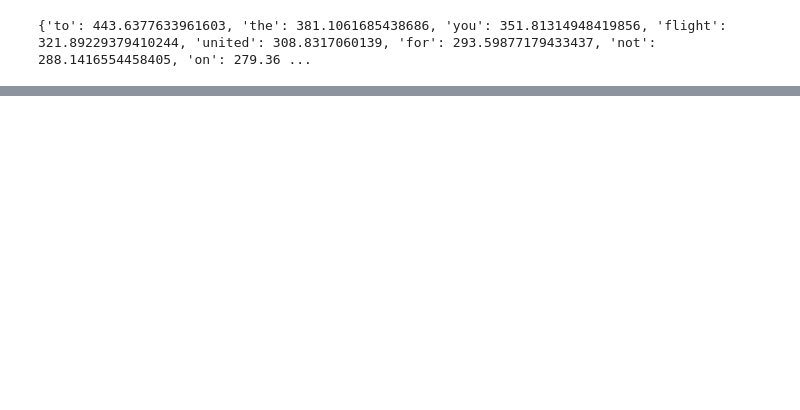
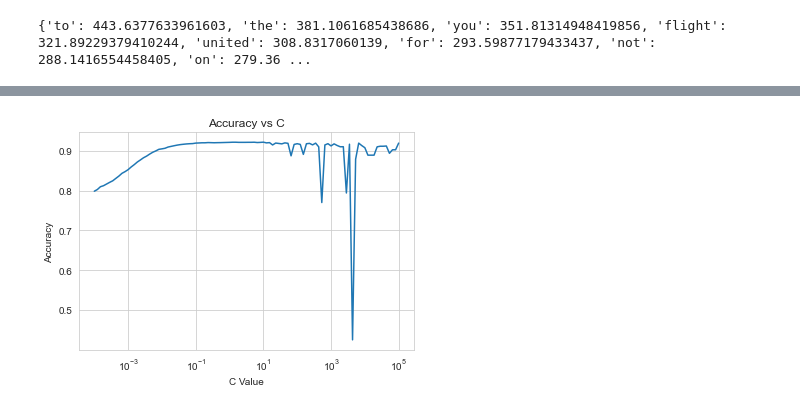
Before and after one commit to ahsun-tariq/cs-534-ia4, a Jupyter notebook: IA4 (1).ipynb, the cells around one changed output, grey strips where cells are left out. Cells and saved outputs as stored; diff of their text form; code cells hidden in the pictures; blank space fills up the shorter version.

```diff
--- a/IA4 (1).ipynb
+++ b/IA4 (1).ipynb
@@ -916,15 +674,13 @@ KeyError: 'a'
 # %%
-def match_largest_substring(string,vocab,words):
+def largest_matching_substrings(string,vocab,words):
     largest = ""
     for word in vocab:
         if word in string and len(word)>len(largest):
             largest = word
-#     print('found',largest)
     if len(largest)>1:
         words.append(largest)
-#         print(words)
         string = string.replace(largest,"")
-        match_largest_substring(string,vocab,words)
+        largest_matching_substrings(string,vocab,words)
     else:
         return words
     return words
@@ -936,11 +687,7 @@ print(words)
 # %%
-def transform_input(data,vocab,embedder):
-    rows = len(data)
-    cols = len(vocab)
-#     x = np.zeros ((rows,cols))
+def average_embeddings(data,vocab,embedder):
     x = []
     wordList = [word[0] for word in vocab]
-    stopwords = set(nltk_stopwords.words('english'))
     emb = []
     sm = np.zeros((1,200))
     for i,tweet in enumerate(data):
@@ -949,11 +696,9 @@ def transform_input(data,vocab,embedder):
             if w in wordList:
                 list_of_words.append(w)
             else:
-                merged_words = match_largest_substring(w,words_freq,[])
-#                 list_of_words += [m for m in merged_words]
-                if len(merged_words) >0:
+                merged_words = largest_matching_substrings(w,words_freq,[])
+                if len(merged_words) >1:
                     emb = embedder.embed_list(merged_words)
-    #                 word_weights = [weights[w] for w in merged_words]
                     for i,e in enumerate(emb):
                         sm = sm + e
                     sm = sm/len(merged_words)
@@ -964,15 +709,25 @@ def transform_input(data,vocab,embedder):
         for i,e in enumerate(emb):
             sm = sm + e
         sm = (sm.flatten())/np.sum(len(list_of_words))
-#         print(sm)
         x.append(sm)
 
     return np.array(x)
 # %%
-x = transform_input(features_train,vocab,ge)
+x = average_embeddings(features_train,vocab,ge)
 # %%
 from scipy. sparse import csr_matrix
 sparse_x = csr_matrix(x)
+# %%
+def score_c(scores,c_values):
+    c_values.tolist()
+    seaborn.set_style("whitegrid")
+    figure = plot.figure()
+    axe = figure.gca()
+    line = plot.plot(c_values, scores, axes=axe)
+    title = axe.set_title("Accuracy vs C")
+    label = axe.set_ylabel("Accuracy")
+    labels = axe.set_xlabel("C Value")
+    axe.set_xscale('log')
 # %%
 from sklearn.svm import SVC
 import math
@@ -1024 +779,5 @@ c_value 10.0 score 0.9202222222222223
+# %%
+score_c(scores,c_values)
+# %% [output]
+[figure, added]
 # %%
```
Also changed, not shown: parts of 45 cells of this notebook, 8 other files.
